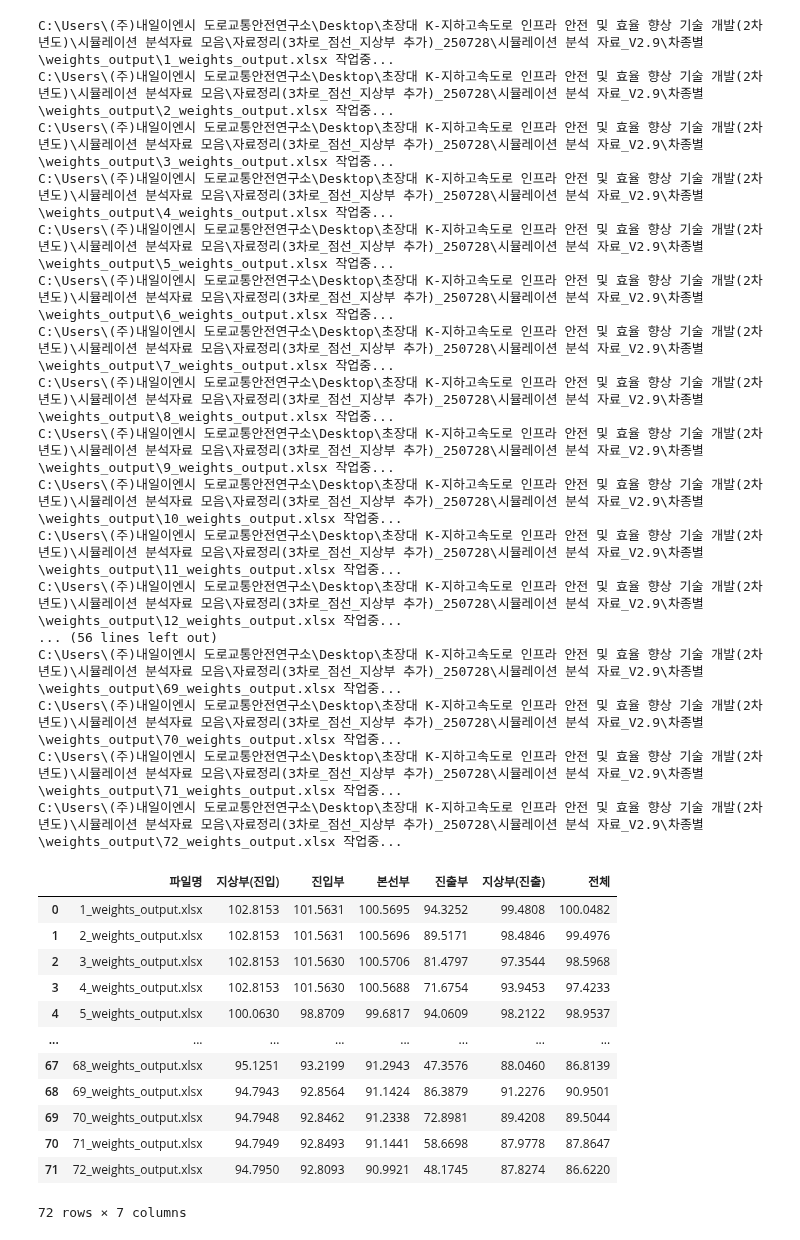
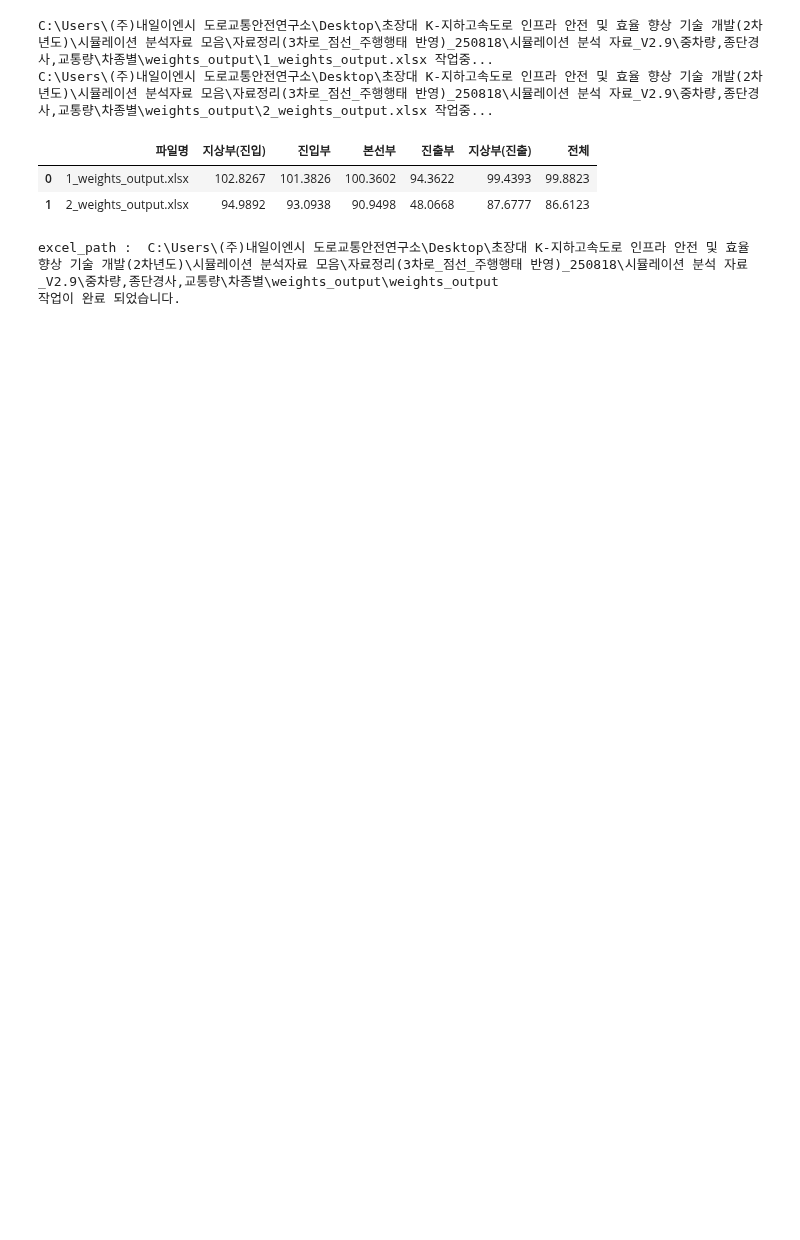
Before and after one commit to hminj98/VISSIM_macro, a Jupyter notebook: network_version2/3.1_ground/weights_output_ground.ipynb, the cells around one changed output. Drawn from its saved outputs; the diff is of its cells as text; code cells hidden in the pictures; blank space fills up the shorter version.

```diff
--- a/network_version2/3.1_ground/weights_output_ground.ipynb
+++ b/network_version2/3.1_ground/weights_output_ground.ipynb
@@ -4,7 +4,7 @@ import pandas as pd
 """weights_output(결과) 파일에서 데이터 가공 (가중평균속도의 평균)"""
 import os
 
-output_path = r"C:\Users\(주)내일이엔시 도로교통안전연구소\Desktop\초장대 K-지하고속도로 인프라 안전 및 효율 향상 기술 개발(2차년도)\시뮬레이션 분석자료 모음\자료정리(3차로_점선_지상부 추가)_250728\시뮬레이션 분석 자료_V2.9\차종별\weights_output" # vehicle_output 엑셀 파일이 있는 폴더 경로까지
+output_path = r"C:\Users\(주)내일이엔시 도로교통안전연구소\Desktop\초장대 K-지하고속도로 인프라 안전 및 효율 향상 기술 개발(2차년도)\시뮬레이션 분석자료 모음\자료정리(3차로_점선_주행행태 반영)_250818\시뮬레이션 분석 자료_V2.9\중차량,종단경사,교통량\차종별\weights_output" # vehicle_output 엑셀 파일이 있는 폴더 경로까지
 output_files = sorted([f for f in os.listdir(output_path) if f.endswith(".xlsx")], key=lambda x: int(x.split("_")[0]))
 mer_list = []
 for i in range(len(output_files)):
@@ -22,59 +22,36 @@ for i in range(len(output_files)):
     # 진출부
     end_df = df[df["NEW"] == "가중평균속도"].iloc[:, 241:271]
     # 지상부(진출)
     exit_ground_df = df[df["NEW"] == "가중평균속도"].iloc[:, 271:281]
     # 전체
     total_df = df[df["NEW"] == "가중평균속도"].iloc[:, 1:281]
 
     df1 = entry_ground_df.values.mean().round(4)
     df2 = start_df.values.mean().round(4)
     df3 = mid_df.values.mean().round(4)
     df4 = end_df.values.mean().round(4)
     df5 = exit_ground_df.values.mean().round(4)
     df6 = total_df.values.mean().round(4)
     columns = ["파일명", "지상부(진입)", "진입부", "본선부", "진출부", "지상부(진출)", "전체"]
 
     merged_df = pd.DataFrame([[output_files[i], df1, df2, df3, df4, df5, df6]], columns=columns)
     mer_list.append(merged_df)
 
 final_df = pd.concat(mer_list, ignore_index=True).round(4)
 display(final_df)
 
 excel_path = os.path.join(output_path, "weights_output")
 print("excel_path : ", excel_path)
 if not os.path.exists(excel_path):
     os.makedirs(excel_path)
 excel_file_path = os.path.join(excel_path, "weights_output.xlsx")
 final_df.to_excel(excel_file_path, index=False)
 print("작업이 완료 되었습니다.")
 # %% [output]
-C:\Users\(주)내일이엔시 도로교통안전연구소\Desktop\초장대 K-지하고속도로 인프라 안전 및 효율 향상 기술 개발(2차년도)\시뮬레이션 분석자료 모음\자료정리(3차로_점선_지상부 추가)_250728\시뮬레이션 분석 자료_V2.9\차종별\weights_output\1_weights_output.xlsx 작업중...
-C:\Users\(주)내일이엔시 도로교통안전연구소\Desktop\초장대 K-지하고속도로 인프라 안전 및 효율 향상 기술 개발(2차년도)\시뮬레이션 분석자료 모음\자료정리(3차로_점선_지상부 추가)_250728\시뮬레이션 분석 자료_V2.9\차종별\weights_output\2_weights_output.xlsx 작업중...
-C:\Users\(주)내일이엔시 도로교통안전연구소\Desktop\초장대 K-지하고속도로 인프라 안전 및 효율 향상 기술 개발(2차년도)\시뮬레이션 분석자료 모음\자료정리(3차로_점선_지상부 추가)_250728\시뮬레이션 분석 자료_V2.9\차종별\weights_output\3_weights_output.xlsx 작업중...
-C:\Users\(주)내일이엔시 도로교통안전연구소\Desktop\초장대 K-지하고속도로 인프라 안전 및 효율 향상 기술 개발(2차년도)\시뮬레이션 분석자료 모음\자료정리(3차로_점선_지상부 추가)_250728\시뮬레이션 분석 자료_V2.9\차종별\weights_output\4_weights_output.xlsx 작업중...
-C:\Users\(주)내일이엔시 도로교통안전연구소\Desktop\초장대 K-지하고속도로 인프라 안전 및 효율 향상 기술 개발(2차년도)\시뮬레이션 분석자료 모음\자료정리(3차로_점선_지상부 추가)_250728\시뮬레이션 분석 자료_V2.9\차종별\weights_output\5_weights_output.xlsx 작업중...
-C:\Users\(주)내일이엔시 도로교통안전연구소\Desktop\초장대 K-지하고속도로 인프라 안전 및 효율 향상 기술 개발(2차년도)\시뮬레이션 분석자료 모음\자료정리(3차로_점선_지상부 추가)_250728\시뮬레이션 분석 자료_V2.9\차종별\weights_output\6_weights_output.xlsx 작업중...
-C:\Users\(주)내일이엔시 도로교통안전연구소\Desktop\초장대 K-지하고속도로 인프라 안전 및 효율 향상 기술 개발(2차년도)\시뮬레이션 분석자료 모음\자료정리(3차로_점선_지상부 추가)_250728\시뮬레이션 분석 자료_V2.9\차종별\weights_output\7_weights_output.xlsx 작업중...
-C:\Users\(주)내일이엔시 도로교통안전연구소\Desktop\초장대 K-지하고속도로 인프라 안전 및 효율 향상 기술 개발(2차년도)\시뮬레이션 분석자료 모음\자료정리(3차로_점선_지상부 추가)_250728\시뮬레이션 분석 자료_V2.9\차종별\weights_output\8_weights_output.xlsx 작업중...
-C:\Users\(주)내일이엔시 도로교통안전연구소\Desktop\초장대 K-지하고속도로 인프라 안전 및 효율 향상 기술 개발(2차년도)\시뮬레이션 분석자료 모음\자료정리(3차로_점선_지상부 추가)_250728\시뮬레이션 분석 자료_V2.9\차종별\weights_output\9_weights_output.xlsx 작업중...
-C:\Users\(주)내일이엔시 도로교통안전연구소\Desktop\초장대 K-지하고속도로 인프라 안전 및 효율 향상 기술 개발(2차년도)\시뮬레이션 분석자료 모음\자료정리(3차로_점선_지상부 추가)_250728\시뮬레이션 분석 자료_V2.9\차종별\weights_output\10_weights_output.xlsx 작업중...
-C:\Users\(주)내일이엔시 도로교통안전연구소\Desktop\초장대 K-지하고속도로 인프라 안전 및 효율 향상 기술 개발(2차년도)\시뮬레이션 분석자료 모음\자료정리(3차로_점선_지상부 추가)_250728\시뮬레이션 분석 자료_V2.9\차종별\weights_output\11_weights_output.xlsx 작업중...
-C:\Users\(주)내일이엔시 도로교통안전연구소\Desktop\초장대 K-지하고속도로 인프라 안전 및 효율 향상 기술 개발(2차년도)\시뮬레이션 분석자료 모음\자료정리(3차로_점선_지상부 추가)_250728\시뮬레이션 분석 자료_V2.9\차종별\weights_output\12_weights_output.xlsx 작업중...
-... (56 lines left out)
-C:\Users\(주)내일이엔시 도로교통안전연구소\Desktop\초장대 K-지하고속도로 인프라 안전 및 효율 향상 기술 개발(2차년도)\시뮬레이션 분석자료 모음\자료정리(3차로_점선_지상부 추가)_250728\시뮬레이션 분석 자료_V2.9\차종별\weights_output\69_weights_output.xlsx 작업중...
-C:\Users\(주)내일이엔시 도로교통안전연구소\Desktop\초장대 K-지하고속도로 인프라 안전 및 효율 향상 기술 개발(2차년도)\시뮬레이션 분석자료 모음\자료정리(3차로_점선_지상부 추가)_250728\시뮬레이션 분석 자료_V2.9\차종별\weights_output\70_weights_output.xlsx 작업중...
-C:\Users\(주)내일이엔시 도로교통안전연구소\Desktop\초장대 K-지하고속도로 인프라 안전 및 효율 향상 기술 개발(2차년도)\시뮬레이션 분석자료 모음\자료정리(3차로_점선_지상부 추가)_250728\시뮬레이션 분석 자료_V2.9\차종별\weights_output\71_weights_output.xlsx 작업중...
-C:\Users\(주)내일이엔시 도로교통안전연구소\Desktop\초장대 K-지하고속도로 인프라 안전 및 효율 향상 기술 개발(2차년도)\시뮬레이션 분석자료 모음\자료정리(3차로_점선_지상부 추가)_250728\시뮬레이션 분석 자료_V2.9\차종별\weights_output\72_weights_output.xlsx 작업중...
+C:\Users\(주)내일이엔시 도로교통안전연구소\Desktop\초장대 K-지하고속도로 인프라 안전 및 효율 향상 기술 개발(2차년도)\시뮬레이션 분석자료 모음\자료정리(3차로_점선_주행행태 반영)_250818\시뮬레이션 분석 자료_V2.9\중차량,종단경사,교통량\차종별\weights_output\1_weights_output.xlsx 작업중...
+C:\Users\(주)내일이엔시 도로교통안전연구소\Desktop\초장대 K-지하고속도로 인프라 안전 및 효율 향상 기술 개발(2차년도)\시뮬레이션 분석자료 모음\자료정리(3차로_점선_주행행태 반영)_250818\시뮬레이션 분석 자료_V2.9\중차량,종단경사,교통량\차종별\weights_output\2_weights_output.xlsx 작업중...
 |  | 파일명 | 지상부(진입) | 진입부 | 본선부 | 진출부 | 지상부(진출) | 전체 |
-| 0 | 1_weights_output.xlsx | 102.8153 | 101.5631 | 100.5695 | 94.3252 | 99.4808 | 100.0482 |
-| 1 | 2_weights_output.xlsx | 102.8153 | 101.5631 | 100.5696 | 89.5171 | 98.4846 | 99.4976 |
-| 2 | 3_weights_output.xlsx | 102.8153 | 101.5630 | 100.5706 | 81.4797 | 97.3544 | 98.5968 |
-| 3 | 4_weights_output.xlsx | 102.8153 | 101.5630 | 100.5688 | 71.6754 | 93.9453 | 97.4233 |
-| 4 | 5_weights_output.xlsx | 100.0630 | 98.8709 | 99.6817 | 94.0609 | 98.2122 | 98.9537 |
-| ... | ... | ... | ... | ... | ... | ... | ... |
-| 67 | 68_weights_output.xlsx | 95.1251 | 93.2199 | 91.2943 | 47.3576 | 88.0460 | 86.8139 |
-| 68 | 69_weights_output.xlsx | 94.7943 | 92.8564 | 91.1424 | 86.3879 | 91.2276 | 90.9501 |
-| 69 | 70_weights_output.xlsx | 94.7948 | 92.8462 | 91.2338 | 72.8981 | 89.4208 | 89.5044 |
-| 70 | 71_weights_output.xlsx | 94.7949 | 92.8493 | 91.1441 | 58.6698 | 87.9778 | 87.8647 |
-| 71 | 72_weights_output.xlsx | 94.7950 | 92.8093 | 90.9921 | 48.1745 | 87.8274 | 86.6220 |
+| 0 | 1_weights_output.xlsx | 102.8267 | 101.3826 | 100.3602 | 94.3622 | 99.4393 | 99.8823 |
+| 1 | 2_weights_output.xlsx | 94.9892 | 93.0938 | 90.9498 | 48.0668 | 87.6777 | 86.6123 |
-72 rows × 7 columns
+excel_path :  C:\Users\(주)내일이엔시 도로교통안전연구소\Desktop\초장대 K-지하고속도로 인프라 안전 및 효율 향상 기술 개발(2차년도)\시뮬레이션 분석자료 모음\자료정리(3차로_점선_주행행태 반영)_250818\시뮬레이션 분석 자료_V2.9\중차량,종단경사,교통량\차종별\weights_output\weights_output
+작업이 완료 되었습니다.
```
Also changed, not shown: parts of 1 cell of this notebook, 11 other files.
